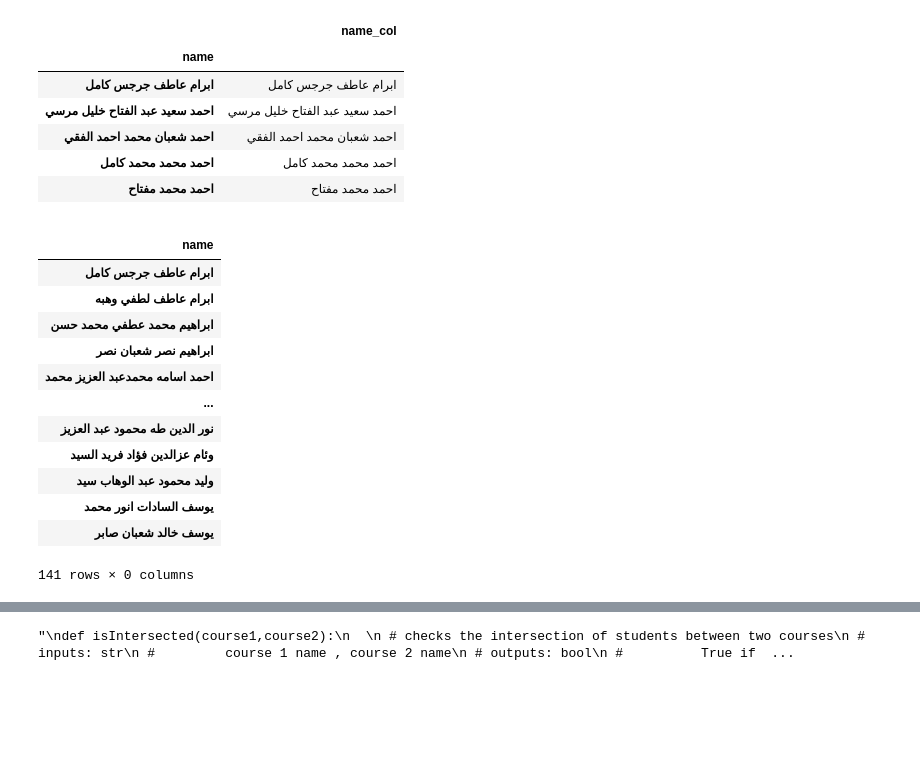
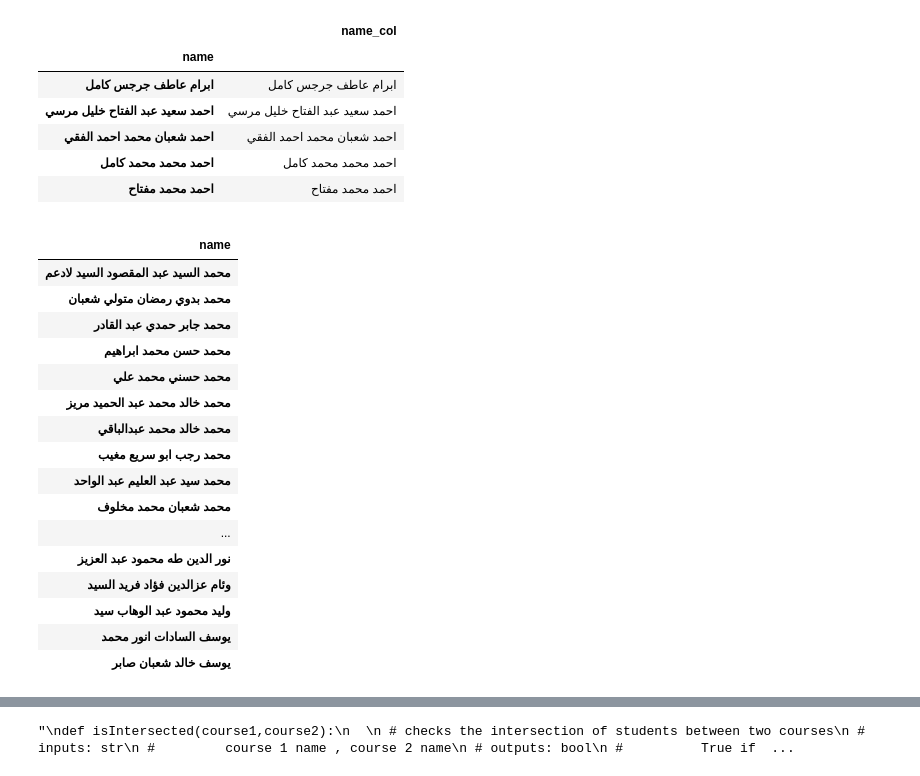
Before and after one commit to mgama1/ExamsScheduler, a Jupyter notebook: schedule.ipynb, the cells around one changed output, grey strips where cells are left out. Drawn from its saved outputs; the diff is of its cells as text; code cells hidden in the pictures; blank space fills up the shorter version.

```diff
--- a/schedule.ipynb
+++ b/schedule.ipynb
@@ -31,29 +31,33 @@ coursesDic2["Fluid"].head()
 # %%
 students=pd.DataFrame(columns=['name'])
 students.set_index('name',inplace=True)
 students["e"]=0
 
-for course in coursesDic.values():
+for course in coursesDic2.values():
 
   students=pd.merge(students,course, how='outer',left_index=True, right_index=True).dropna(axis=1)
 
 
-students
+students.tail(50)
 # %% [output]
 |  |
 | name |
-| ابرام عاطف جرجس كامل |
-| ابرام عاطف لطفي وهبه |
-| ابراهيم محمد عطفي محمد حسن |
-| ابراهيم نصر شعبان نصر |
-| احمد اسامه محمدعبد العزيز محمد |
+| محمد السيد عبد المقصود السيد لادعم |
+| محمد بدوي رمضان متولي شعبان |
+| محمد جابر حمدي عبد القادر |
+| محمد حسن محمد ابراهيم |
+| محمد حسني محمد علي |
+| محمد خالد محمد عبد الحميد مريز |
+| محمد خالد محمد عبدالباقي |
+| محمد رجب ابو سريع مغيب |
+| محمد سيد عبد العليم عبد الواحد |
+| محمد شعبان محمد مخلوف |
 | ... |
 | نور الدين طه محمود عبد العزيز |
 | وئام عزالدين فؤاد فريد السيد |
 | وليد محمود عبد الوهاب سيد |
 | يوسف السادات انور محمد |
 | يوسف خالد شعبان صابر |
-141 rows × 0 columns
 # %%
 def isInCourse(course):
 
```
Also changed, not shown: parts of 7 cells of this notebook.
